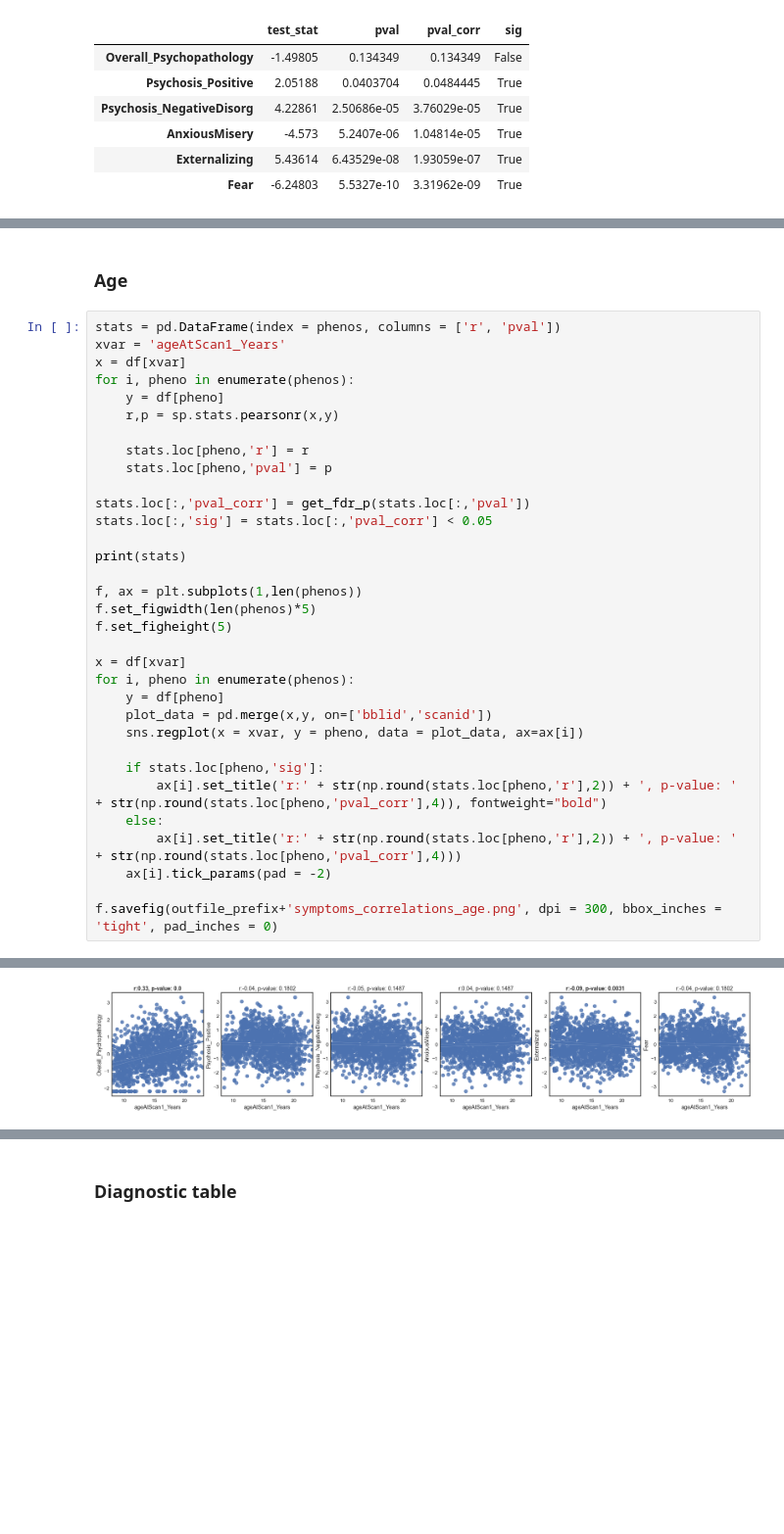
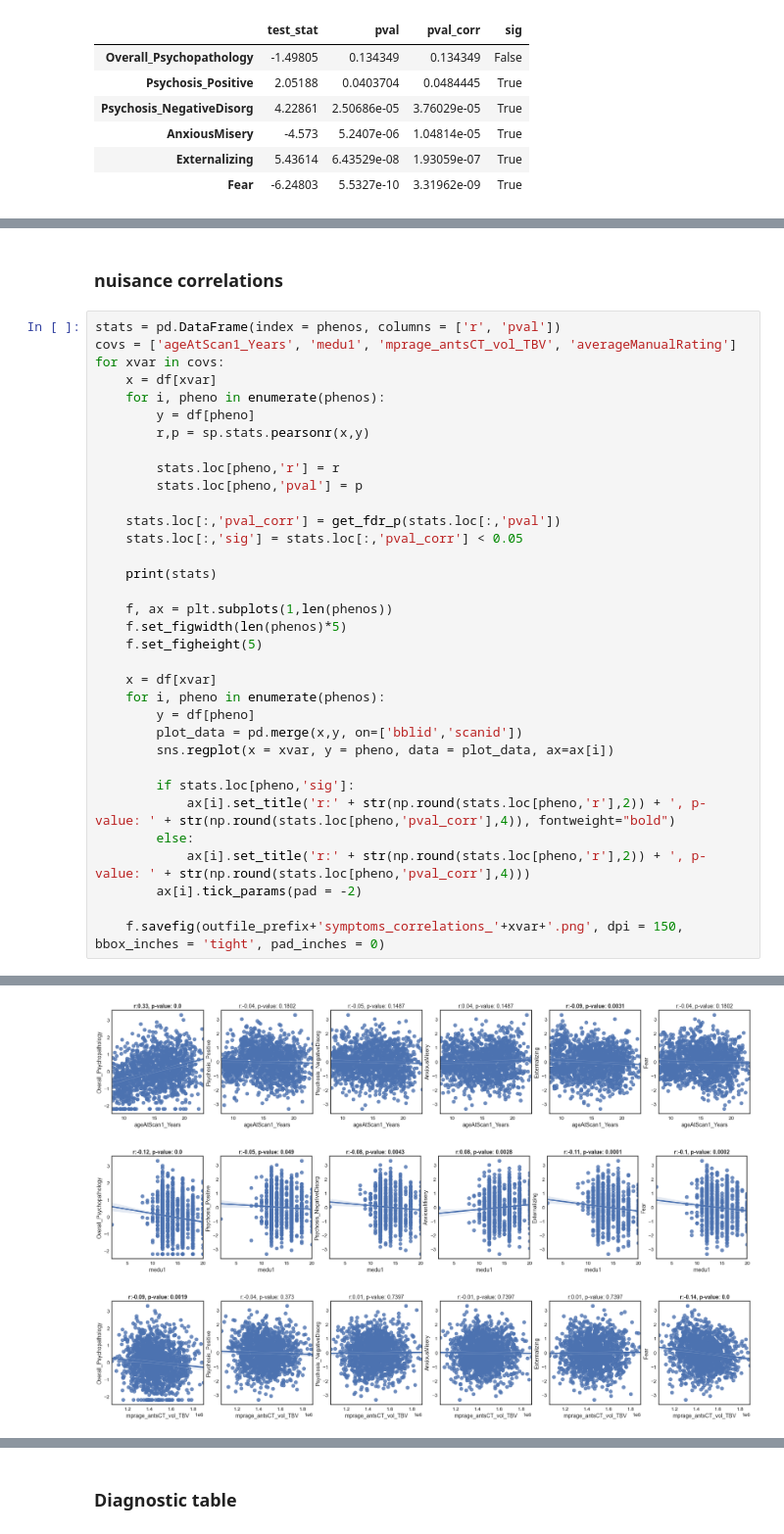
Before and after one commit to lindenmp/normative_neurodev_cs_t1, a Jupyter notebook: 1_code/3_results_sample_characteristics.ipynb, the cells around one changed output, grey strips where cells are left out. Shown at 98% size. Cells and saved outputs as stored; diff of their text form; blank space fills up the shorter version.

Commit message:
expanded nuisance correlation plotting

```diff
--- a/1_code/3_results_sample_characteristics.ipynb
+++ b/1_code/3_results_sample_characteristics.ipynb
@@ -169,40 +166,41 @@ f.savefig(outfile_prefix+'symptoms_distributions_sex.png', dpi = 300, bbox_inche
 # %% [output]
 [figure]
-# %% [markdown]
-### Age
+# %% [markdown]
+### nuisance correlations
 # %%
 stats = pd.DataFrame(index = phenos, columns = ['r', 'pval'])
-xvar = 'ageAtScan1_Years'
-x = df[xvar]
-for i, pheno in enumerate(phenos):
-    y = df[pheno]
-    r,p = sp.stats.pearsonr(x,y)
+covs = ['ageAtScan1_Years', 'medu1', 'mprage_antsCT_vol_TBV', 'averageManualRating']
+for xvar in covs:
+    x = df[xvar]
+    for i, pheno in enumerate(phenos):
+        y = df[pheno]
+        r,p = sp.stats.pearsonr(x,y)
 
-    stats.loc[pheno,'r'] = r
-    stats.loc[pheno,'pval'] = p
+        stats.loc[pheno,'r'] = r
+        stats.loc[pheno,'pval'] = p
 
-stats.loc[:,'pval_corr'] = get_fdr_p(stats.loc[:,'pval'])
-stats.loc[:,'sig'] = stats.loc[:,'pval_corr'] < 0.05
+    stats.loc[:,'pval_corr'] = get_fdr_p(stats.loc[:,'pval'])
+    stats.loc[:,'sig'] = stats.loc[:,'pval_corr'] < 0.05
 
-print(stats)
+    print(stats)
 
-f, ax = plt.subplots(1,len(phenos))
-f.set_figwidth(len(phenos)*5)
-f.set_figheight(5)
+    f, ax = plt.subplots(1,len(phenos))
+    f.set_figwidth(len(phenos)*5)
+    f.set_figheight(5)
 
-x = df[xvar]
-for i, pheno in enumerate(phenos):
-    y = df[pheno]
-    plot_data = pd.merge(x,y, on=['bblid','scanid'])
-    sns.regplot(x = xvar, y = pheno, data = plot_data, ax=ax[i])
+    x = df[xvar]
+    for i, pheno in enumerate(phenos):
+        y = df[pheno]
+        plot_data = pd.merge(x,y, on=['bblid','scanid'])
+        sns.regplot(x = xvar, y = pheno, data = plot_data, ax=ax[i])
 
-    if stats.loc[pheno,'sig']:
-        ax[i].set_title('r:' + str(np.round(stats.loc[pheno,'r'],2)) + ', p-value: ' + str(np.round(stats.loc[pheno,'pval_corr'],4)), fontweight="bold")
-    else:
-        ax[i].set_title('r:' + str(np.round(stats.loc[pheno,'r'],2)) + ', p-value: ' + str(np.round(stats.loc[pheno,'pval_corr'],4)))
-    ax[i].tick_params(pad = -2)
+        if stats.loc[pheno,'sig']:
+            ax[i].set_title('r:' + str(np.round(stats.loc[pheno,'r'],2)) + ', p-value: ' + str(np.round(stats.loc[pheno,'pval_corr'],4)), fontweight="bold")
+        else:
+            ax[i].set_title('r:' + str(np.round(stats.loc[pheno,'r'],2)) + ', p-value: ' + str(np.round(stats.loc[pheno,'pval_corr'],4)))
+        ax[i].tick_params(pad = -2)
 
-f.savefig(outfile_prefix+'symptoms_correlations_age.png', dpi = 300, bbox_inches = 'tight', pad_inches = 0)
+    f.savefig(outfile_prefix+'symptoms_correlations_'+xvar+'.png', dpi = 150, bbox_inches = 'tight', pad_inches = 0)
 # %% [output]
                                   r         pval   pval_corr    sig
 Overall_Psychopathology    0.329573  3.20749e-36  1.9245e-35   True
@@ -214 +222,3 @@ Fear                     -0.0371155      0.16882    0.180231  False
 [figure]
+[figure, added]
+[figure, added]
```
Also changed, not shown: parts of 12 cells of this notebook, 1 other file.
